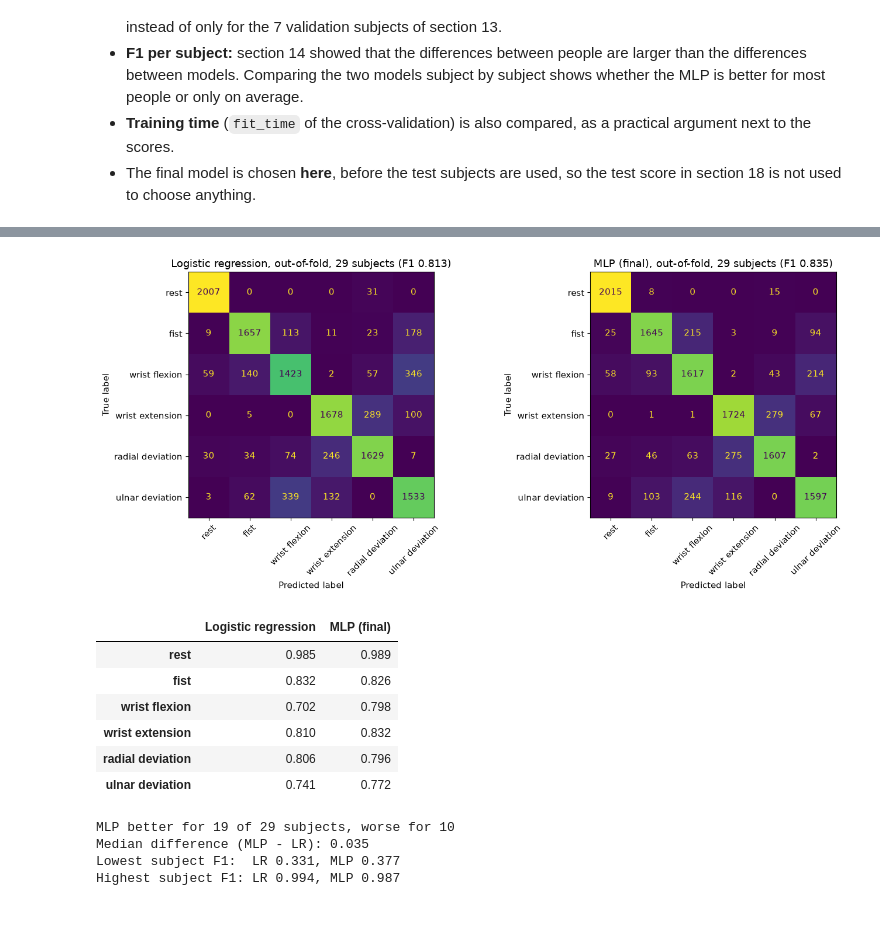
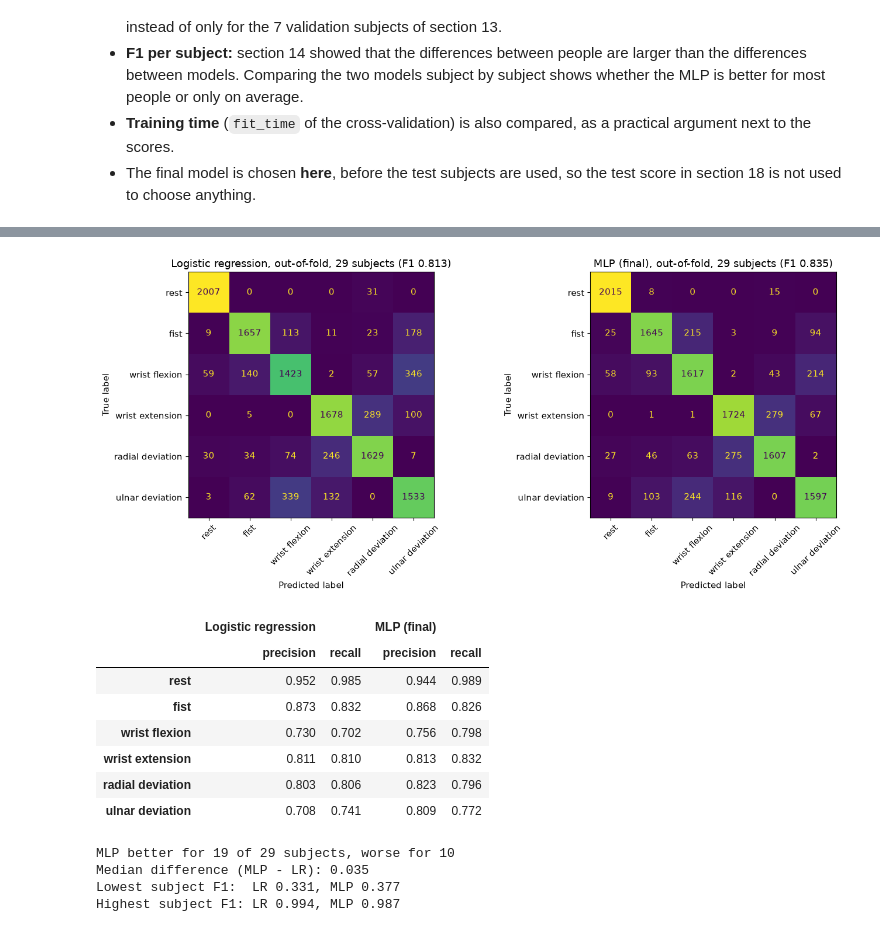
Before and after one commit to Aslakoi/EMG_classification, a Jupyter notebook: main.ipynb, the cells around one changed output, grey strips where cells are left out. Drawn from its saved outputs; the diff is of its cells as text; code cells hidden in the pictures.

```diff
--- a/main.ipynb
+++ b/main.ipynb
@@ -2006,7 +2042,9 @@ print('Mean training time per fold: %.1f s' % ((time.time() - start_time) / 5))
 
 cnn_epoch_axis = np.arange(1, cnn_epochs + 1)
 cnn_mean = {key: values.mean(axis=0) for key, values in cnn_curves.items()}
-cnn_best_epoch = cnn_epoch_axis[np.argmin(cnn_mean['val loss'])]
+cnn_best_epoch = cnn_epoch_axis[np.argmin(cnn_mean['val loss'])]                 # lowest mean validation loss
+cnn_f1_options = {e: cnn_mean['val f1'][e - 1] for e in [5, 10, 20, 30, 40]}
+cnn_epoch = max(cnn_f1_options, key=cnn_f1_options.get)                          # highest mean validation F1 (same rule as the MLP)
 
 fig, axes = plt.subplots(1, 2, figsize=(14,4))
 for ax, metric in zip(axes, ['loss', 'f1']):
@@ -2014,7 +2052,7 @@ for ax, metric in zip(axes, ['loss', 'f1']):
         values = cnn_curves['%s %s' % (part, metric)]
         ax.plot(cnn_epoch_axis, values.mean(axis=0), label=label)
         ax.fill_between(cnn_epoch_axis, values.min(axis=0), values.max(axis=0), alpha=0.2)
-    ax.axvline(cnn_best_epoch, color='gray', linestyle='--')
+    ax.axvline(cnn_best_epoch if metric == 'loss' else cnn_epoch, color='gray', linestyle='--')
     ax.set_xlabel('Epoch')
     ax.legend()
 axes[0].set_ylabel('Cross-entropy loss')
@@ -2022,14 +2060,14 @@ axes[0].set_title('CNN: loss per epoch (mean over 5 folds, band = min-max)')
 axes[1].set_ylabel('Macro F1')
 axes[1].set_title('CNN: F1 per epoch (mean over 5 folds, band = min-max)')
 plt.tight_layout()
+save_figure('cnn_learning_curves')
 plt.show()
 
-cnn_f1_at_best = cnn_curves['val f1'][:, cnn_best_epoch - 1]
-print('Lowest mean validation loss at epoch %d' % cnn_best_epoch)
-print('CNN at epoch %d: val F1 %.3f +- %.3f, train F1 %.3f, F1 per fold %s'
-      % (cnn_best_epoch, cnn_f1_at_best.mean(), cnn_f1_at_best.std(),
-         cnn_mean['train f1'][cnn_best_epoch - 1], cnn_f1_at_best.round(3)))
-print('CNN at epoch %d (last): val F1 %.3f' % (cnn_epochs, cnn_mean['val f1'][-1]))
+print('Mean validation F1 after 5, 10, 20, 30, 40 epochs:', {e: round(f, 3) for e, f in cnn_f1_options.items()})
+for label, e in [('highest validation F1, same rule as the MLP', cnn_epoch), ('lowest validation loss', cnn_best_epoch)]:
+    f1 = cnn_curves['val f1'][:, e - 1]
+    print('CNN at epoch %d (%s): val F1 %.3f +- %.3f, val loss %.3f, train F1 %.3f, F1 per fold %s'
+          % (e, label, f1.mean(), f1.std(), cnn_mean['val loss'][e - 1], cnn_mean['train f1'][e - 1], f1.round(3)))
 # %% [output]
 Fold 1 done
 Fold 2 done
@@ -2144,27 +2216,31 @@ Mean training time per fold: logistic regression 0.21 s, final MLP 1.54 s
 # %%
 # Confusion matrices of the out-of-fold predictions (all 29 development subjects)
 fig, axes = plt.subplots(1, 2, figsize=(14,6))
 for ax, (name, y_pred) in zip(axes, oof_pred.items()):
     disp = ConfusionMatrixDisplay(confusion_matrix=confusion_matrix(dev['class'], y_pred),
                                   display_labels=[class_names[c] for c in range(1, 7)])
     disp.plot(ax=ax, xticks_rotation=45, colorbar=False)
     ax.set_title('%s, out-of-fold, 29 subjects (F1 %.3f)' % (name, f1_score(dev['class'], y_pred, average='macro')))
 plt.tight_layout()
+save_figure('confusion_oof_lr_vs_mlp')
 plt.show()
 
-# Recall per class: which gestures are recognized best and worst?
-recall_per_class = pd.DataFrame({name: recall_score(dev['class'], y_pred, average=None) for name, y_pred in oof_pred.items()},
-                                index=[class_names[c] for c in range(1, 7)])
-recall_per_class.round(3)
+# Precision and recall per class: which gestures are recognized best and worst, and which are predicted too often?
+per_class = pd.concat({name: pd.DataFrame({'precision': precision_score(dev['class'], y_pred, average=None),
+                                           'recall': recall_score(dev['class'], y_pred, average=None)},
+                                          index=[class_names[c] for c in range(1, 7)])
+                       for name, y_pred in oof_pred.items()}, axis=1)
+per_class.round(3)
 # %% [output]
 [figure]
-|  | Logistic regression | MLP (final) |
-| rest | 0.985 | 0.989 |
-| fist | 0.832 | 0.826 |
-| wrist flexion | 0.702 | 0.798 |
-| wrist extension | 0.810 | 0.832 |
-| radial deviation | 0.806 | 0.796 |
-| ulnar deviation | 0.741 | 0.772 |
+|  | Logistic regression |  | MLP (final) |  |
+|  | precision | recall | precision | recall |
+| rest | 0.952 | 0.985 | 0.944 | 0.989 |
+| fist | 0.873 | 0.832 | 0.868 | 0.826 |
+| wrist flexion | 0.730 | 0.702 | 0.756 | 0.798 |
+| wrist extension | 0.811 | 0.810 | 0.813 | 0.832 |
+| radial deviation | 0.803 | 0.806 | 0.823 | 0.796 |
+| ulnar deviation | 0.708 | 0.741 | 0.809 | 0.772 |
 # %%
 # Macro F1 per subject (out-of-fold), for both models
 subject_f1 = pd.DataFrame({name: [f1_score(dev['class'][dev['subject'] == s], y_pred[(dev['subject'] == s).values], average='macro')
```
Also changed, not shown: parts of 32 cells of this notebook, 19 other files.
